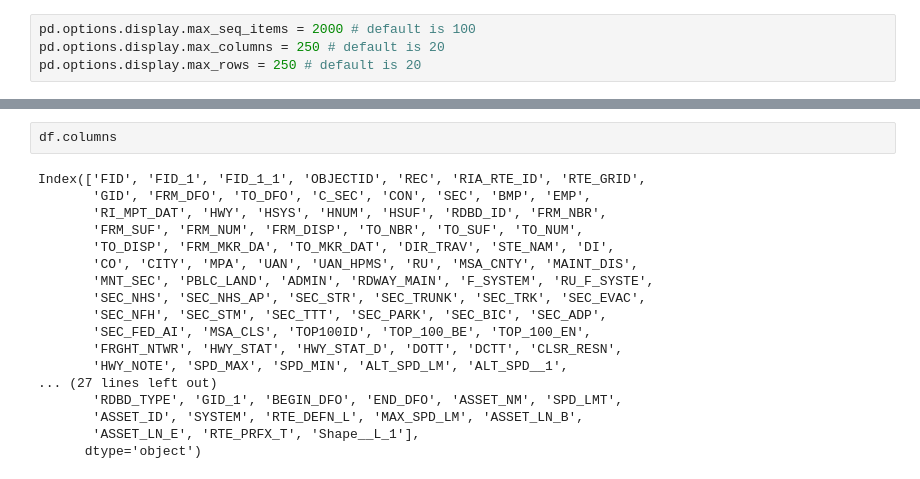
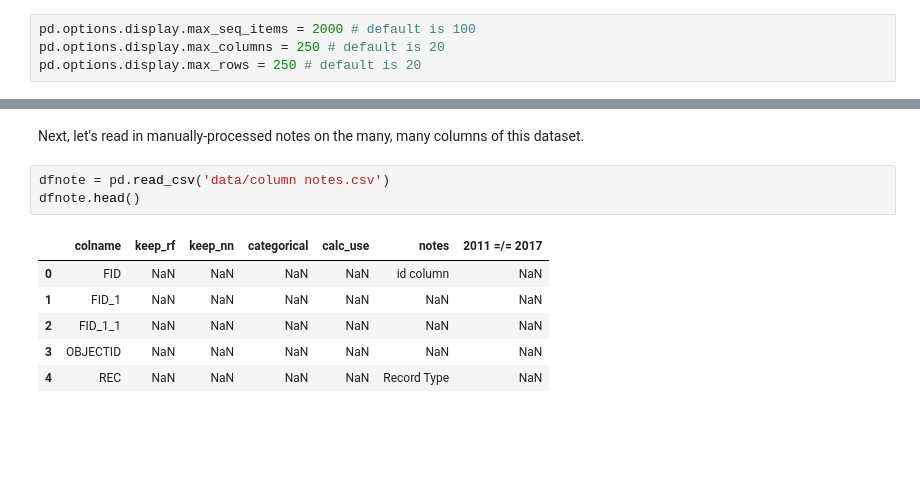
Before and after one commit to CarlinLiao/CrashByInfra, a Jupyter notebook: 1 data processing.ipynb, the cells around one changed output, grey strips where cells are left out. Cells and saved outputs as stored; diff of their text form; blank space fills up the shorter version.

```diff
--- a/1 data processing.ipynb
+++ b/1 data processing.ipynb
@@ -27,20 +30,12 @@ df.head()
-# %%
-df.columns
-# %% [output]
-Index(['FID', 'FID_1', 'FID_1_1', 'OBJECTID', 'REC', 'RIA_RTE_ID', 'RTE_GRID',
-       'GID', 'FRM_DFO', 'TO_DFO', 'C_SEC', 'CON', 'SEC', 'BMP', 'EMP',
-       'RI_MPT_DAT', 'HWY', 'HSYS', 'HNUM', 'HSUF', 'RDBD_ID', 'FRM_NBR',
-       'FRM_SUF', 'FRM_NUM', 'FRM_DISP', 'TO_NBR', 'TO_SUF', 'TO_NUM',
-       'TO_DISP', 'FRM_MKR_DA', 'TO_MKR_DAT', 'DIR_TRAV', 'STE_NAM', 'DI',
-       'CO', 'CITY', 'MPA', 'UAN', 'UAN_HPMS', 'RU', 'MSA_CNTY', 'MAINT_DIS',
-       'MNT_SEC', 'PBLC_LAND', 'ADMIN', 'RDWAY_MAIN', 'F_SYSTEM', 'RU_F_SYSTE',
-       'SEC_NHS', 'SEC_NHS_AP', 'SEC_STR', 'SEC_TRUNK', 'SEC_TRK', 'SEC_EVAC',
-       'SEC_NFH', 'SEC_STM', 'SEC_TTT', 'SEC_PARK', 'SEC_BIC', 'SEC_ADP',
-       'SEC_FED_AI', 'MSA_CLS', 'TOP100ID', 'TOP_100_BE', 'TOP_100_EN',
-       'FRGHT_NTWR', 'HWY_STAT', 'HWY_STAT_D', 'DOTT', 'DCTT', 'CLSR_RESN',
-       'HWY_NOTE', 'SPD_MAX', 'SPD_MIN', 'ALT_SPD_LM', 'ALT_SPD__1',
-... (27 lines left out)
-       'RDBD_TYPE', 'GID_1', 'BEGIN_DFO', 'END_DFO', 'ASSET_NM', 'SPD_LMT',
-       'ASSET_ID', 'SYSTEM', 'RTE_DEFN_L', 'MAX_SPD_LM', 'ASSET_LN_B',
-       'ASSET_LN_E', 'RTE_PRFX_T', 'Shape__L_1'],
-      dtype='object')
+# %% [markdown]
+Next, let's read in manually-processed notes on the many, many columns of this dataset.
+# %%
+dfnote = pd.read_csv('data/column notes.csv')
+dfnote.head()
+# %% [output]
+|  | colname | keep_rf | keep_nn | categorical | calc_use | notes | 2011 =/= 2017 |
+| 0 | FID | NaN | NaN | NaN | NaN | id column | NaN |
+| 1 | FID_1 | NaN | NaN | NaN | NaN | NaN | NaN |
+| 2 | FID_1_1 | NaN | NaN | NaN | NaN | NaN | NaN |
+| 3 | OBJECTID | NaN | NaN | NaN | NaN | NaN | NaN |
+| 4 | REC | NaN | NaN | NaN | NaN | Record Type | NaN |
```
Also changed, not shown: parts of 320 cells of this notebook.
